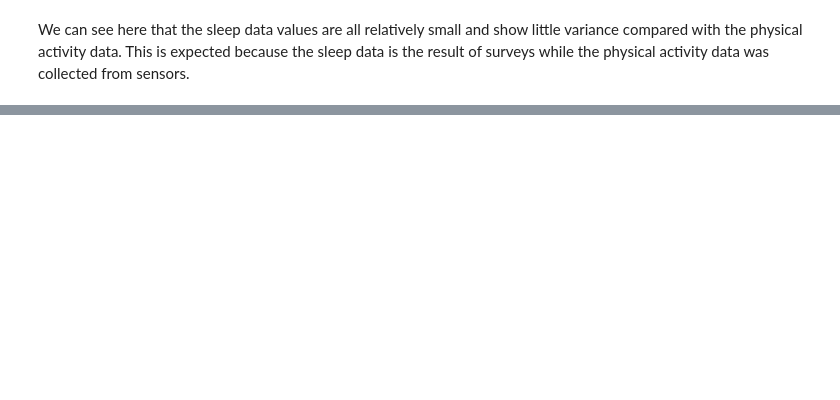
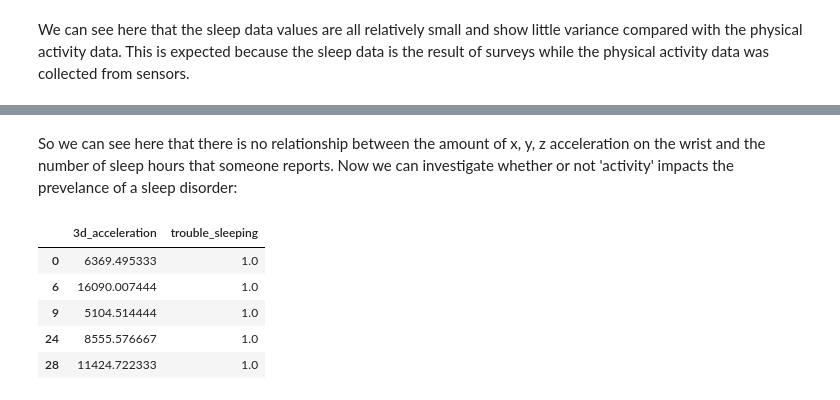
Before and after one commit to spencerbertsch1/DS4H, a Jupyter notebook: notebooks/DS4H_EDA.ipynb, the cells around one changed output, grey strips where cells are left out. Saved outputs shown, nothing was run; the diff lists cells and outputs as text; code cells hidden in the pictures; blank space fills up the shorter version.

```diff
--- a/notebooks/DS4H_EDA.ipynb
+++ b/notebooks/DS4H_EDA.ipynb
@@ -328,0 +385,11 @@ We can see here that the sleep data values are all relatively small and show lit
+# %% [markdown]
+So we can see here that there is no relationship between the amount of x, y, z acceleration on the wrist and the number of sleep hours that someone reports. Now we can investigate whether or not 'activity' impacts the prevelance of a sleep disorder:
+# %%
+df_grouped[df_grouped['trouble_sleeping'] == 1][['3d_acceleration', 'trouble_sleeping']].head()
+# %% [output]
+|  | 3d_acceleration | trouble_sleeping |
+| 0 | 6369.495333 | 1.0 |
+| 6 | 16090.007444 | 1.0 |
+| 9 | 5104.514444 | 1.0 |
+| 24 | 8555.576667 | 1.0 |
+| 28 | 11424.722333 | 1.0 |
```
Also changed, not shown: parts of 8 cells of this notebook.
